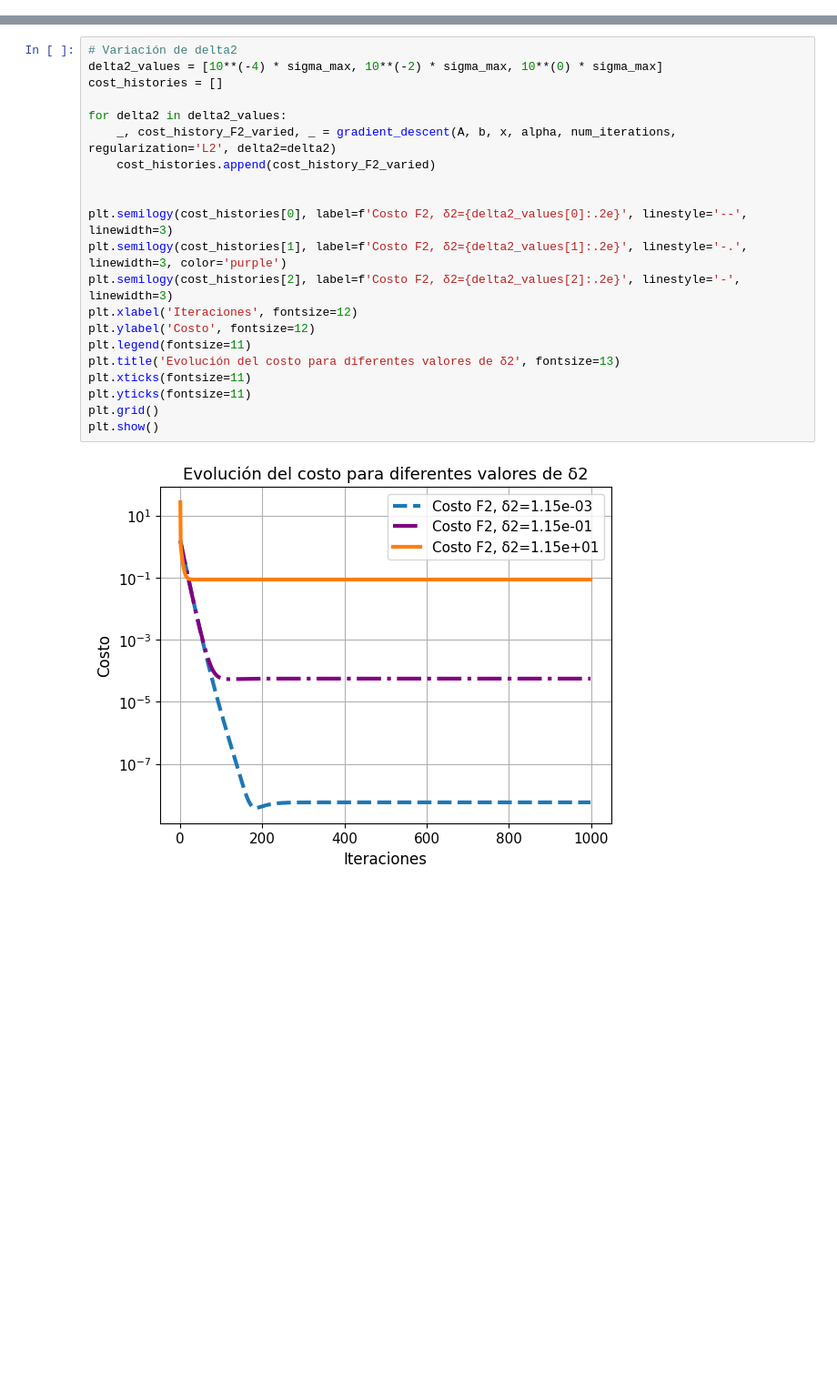
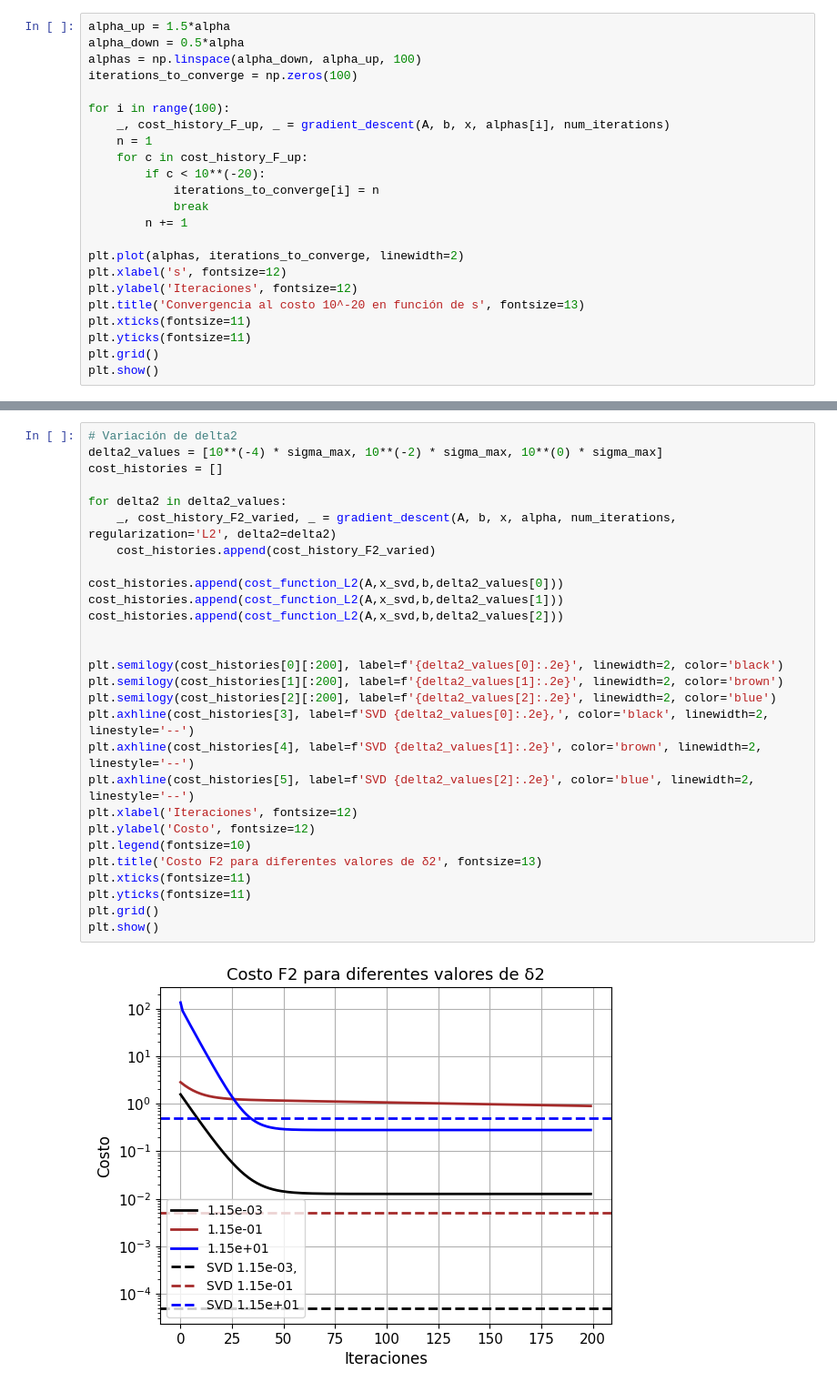
Before and after one commit to BrunoDC-dev/Metodos-numericos-2, a Jupyter notebook: TP4/t1.ipynb, the cells around one changed output, grey strips where cells are left out. Shown at 91% size. Drawn from its saved outputs; the diff is of its cells as text; blank space fills up the shorter version.

```diff
--- a/TP4/t1.ipynb
+++ b/TP4/t1.ipynb
@@ -105,0 +181,23 @@ plt.show()
+# %%
+alpha_up = 1.5*alpha
+alpha_down = 0.5*alpha
+alphas = np.linspace(alpha_down, alpha_up, 100)
+iterations_to_converge = np.zeros(100)
+
+for i in range(100):
+    _, cost_history_F_up, _ = gradient_descent(A, b, x, alphas[i], num_iterations)
+    n = 1
+    for c in cost_history_F_up:
+        if c < 10**(-20):
+            iterations_to_converge[i] = n
+            break
+        n += 1
+
+plt.plot(alphas, iterations_to_converge, linewidth=2)
+plt.xlabel('s', fontsize=12)
+plt.ylabel('Iteraciones', fontsize=12)
+plt.title('Convergencia al costo 10^-20 en función de s', fontsize=13)
+plt.xticks(fontsize=11)
+plt.yticks(fontsize=11)
+plt.grid()
+plt.show()
@@ -130,23 +226,30 @@ plt.show()
 # %%
 # Variación de delta2
 delta2_values = [10**(-4) * sigma_max, 10**(-2) * sigma_max, 10**(0) * sigma_max]
 cost_histories = []
 
 for delta2 in delta2_values:
     _, cost_history_F2_varied, _ = gradient_descent(A, b, x, alpha, num_iterations, regularization='L2', delta2=delta2)
     cost_histories.append(cost_history_F2_varied)
 
+cost_histories.append(cost_function_L2(A,x_svd,b,delta2_values[0]))
+cost_histories.append(cost_function_L2(A,x_svd,b,delta2_values[1]))
+cost_histories.append(cost_function_L2(A,x_svd,b,delta2_values[2]))
 
-plt.semilogy(cost_histories[0], label=f'Costo F2, δ2={delta2_values[0]:.2e}', linestyle='--', linewidth=3)
-plt.semilogy(cost_histories[1], label=f'Costo F2, δ2={delta2_values[1]:.2e}', linestyle='-.', linewidth=3, color='purple')
-plt.semilogy(cost_histories[2], label=f'Costo F2, δ2={delta2_values[2]:.2e}', linestyle='-', linewidth=3)
+
+plt.semilogy(cost_histories[0][:200], label=f'{delta2_values[0]:.2e}', linewidth=2, color='black')
+plt.semilogy(cost_histories[1][:200], label=f'{delta2_values[1]:.2e}', linewidth=2, color='brown')
+plt.semilogy(cost_histories[2][:200], label=f'{delta2_values[2]:.2e}', linewidth=2, color='blue')
+plt.axhline(cost_histories[3], label=f'SVD {delta2_values[0]:.2e},', color='black', linewidth=2, linestyle='--')
+plt.axhline(cost_histories[4], label=f'SVD {delta2_values[1]:.2e}', color='brown', linewidth=2, linestyle='--')
+plt.axhline(cost_histories[5], label=f'SVD {delta2_values[2]:.2e}', color='blue', linewidth=2, linestyle='--')
 plt.xlabel('Iteraciones', fontsize=12)
 plt.ylabel('Costo', fontsize=12)
-plt.legend(fontsize=11)
-plt.title('Evolución del costo para diferentes valores de δ2', fontsize=13)
+plt.legend(fontsize=10)
+plt.title('Costo F2 para diferentes valores de δ2', fontsize=13)
 plt.xticks(fontsize=11)
 plt.yticks(fontsize=11)
 plt.grid()
 plt.show()
 # %% [output]
-[figure, old version]
+[figure, new version]
```
Also changed, not shown: parts of 9 cells of this notebook, 9 other files.
